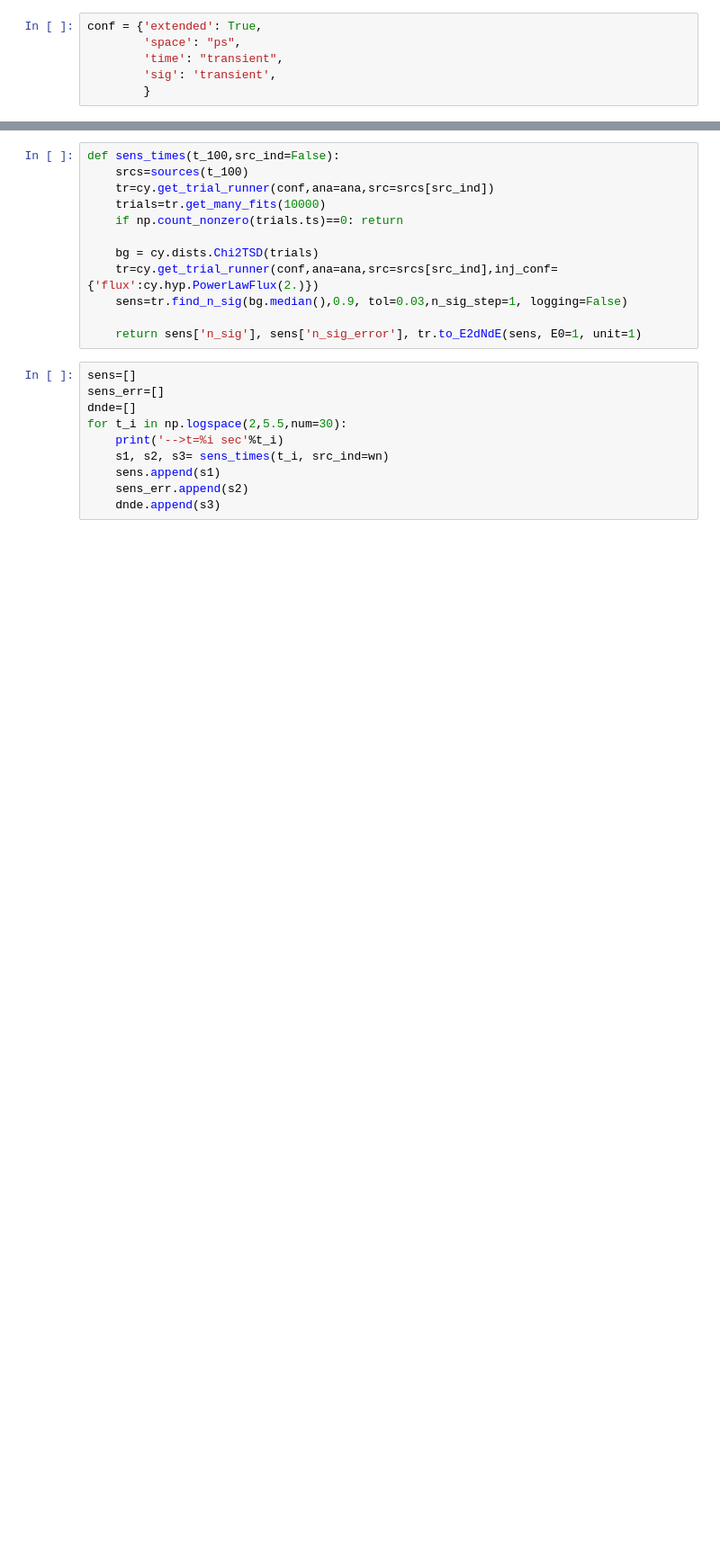
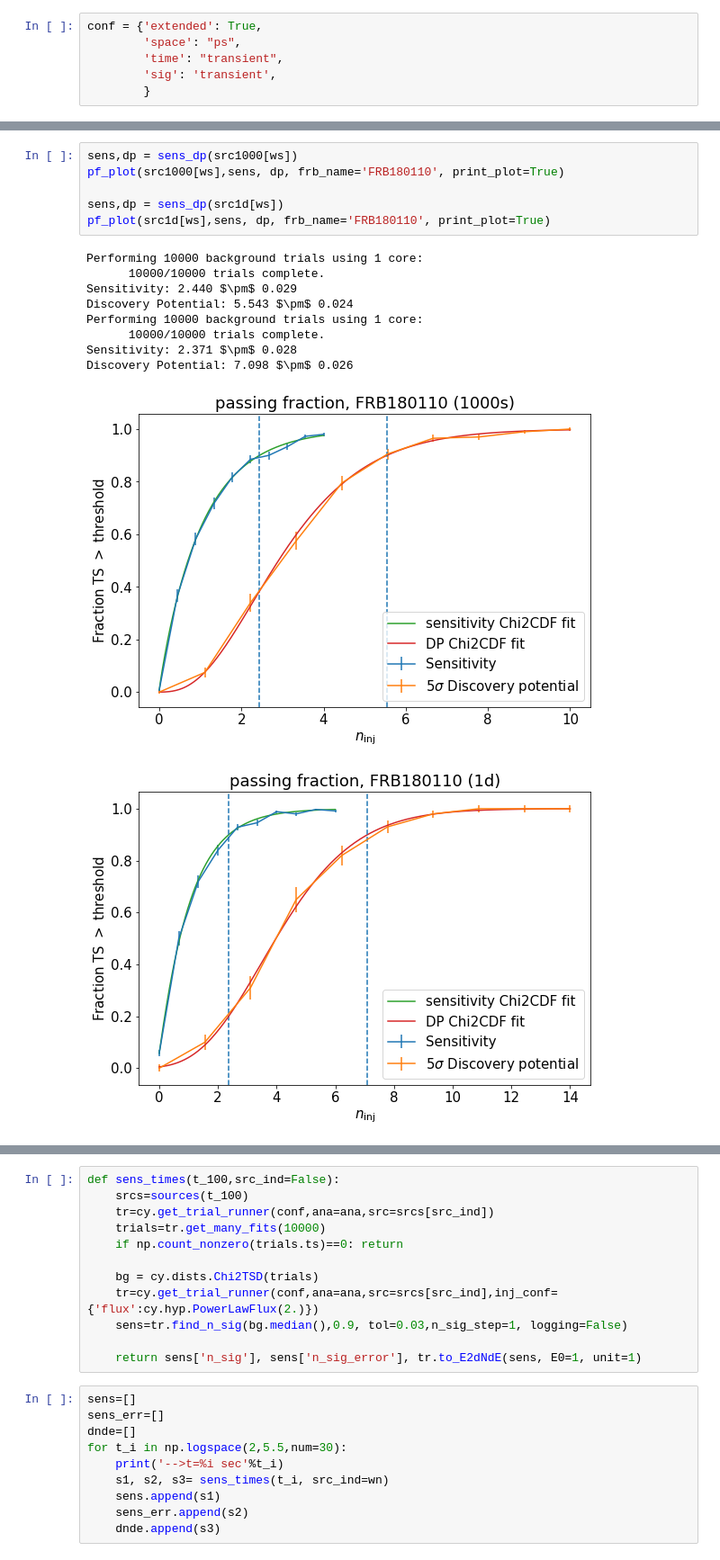
Before and after one commit to jessiethw/FRB, a Jupyter notebook: csky_bg_pfrc.ipynb, the cells around one changed output, grey strips where cells are left out. Shown at 90% size. Cells and saved outputs as stored; diff of their text form; blank space fills up the shorter version.

Commit message:
added disc potential

```diff
--- a/csky_bg_pfrc.ipynb
+++ b/csky_bg_pfrc.ipynb
@@ -172,0 +258,17 @@ def bg_ts_trials(src, n_trials=10000, frb_name = ' ', print_plot=False):
+# %%
+sens,dp = sens_dp(src1000[ws])
+pf_plot(src1000[ws],sens, dp, frb_name='FRB180110', print_plot=True)
+
+sens,dp = sens_dp(src1d[ws])
+pf_plot(src1d[ws],sens, dp, frb_name='FRB180110', print_plot=True)
+# %% [output]
+Performing 10000 background trials using 1 core:
+      10000/10000 trials complete.
+Sensitivity: 2.440 $\pm$ 0.029
+Discovery Potential: 5.543 $\pm$ 0.024
+Performing 10000 background trials using 1 core:
+      10000/10000 trials complete.
+Sensitivity: 2.371 $\pm$ 0.028
+Discovery Potential: 7.098 $\pm$ 0.026
+[figure, added]
+[figure, added]
```
Also changed, not shown: parts of 19 cells of this notebook.
